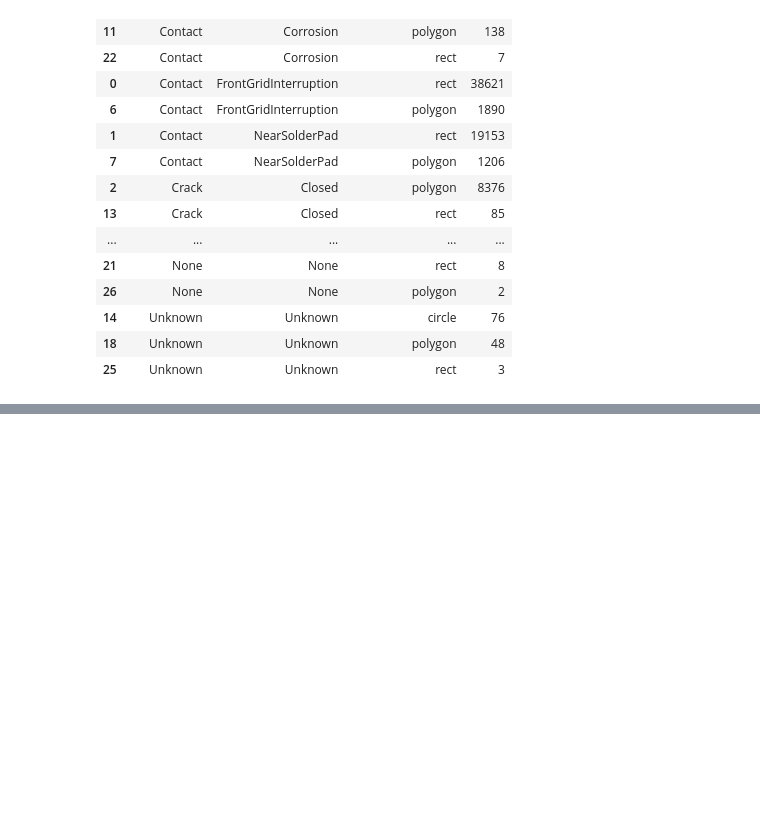
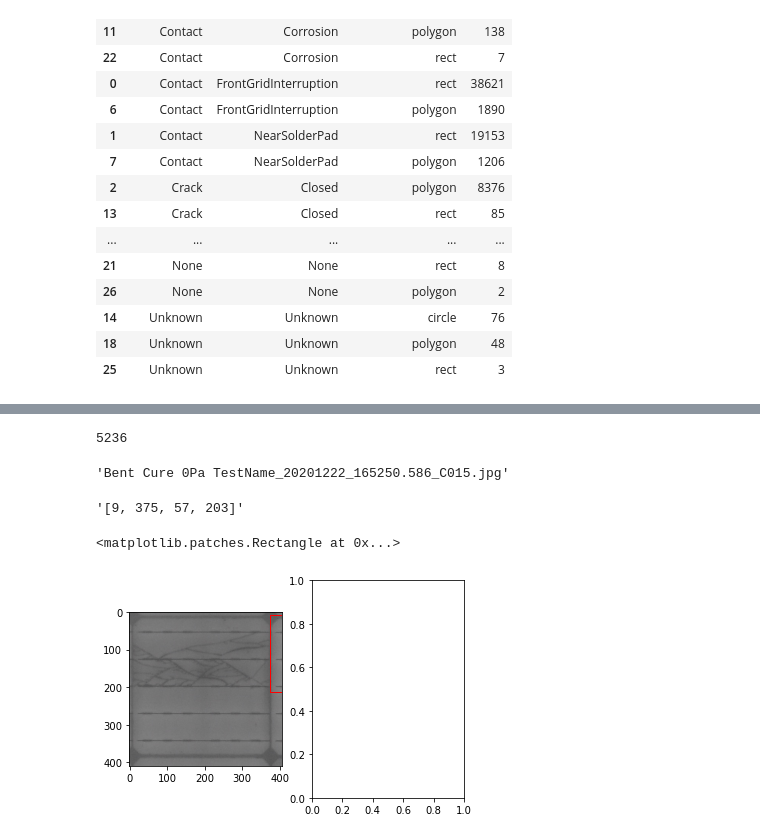
Before and after one commit to atox120/w281_finalproject_solascan, a Jupyter notebook: notebooks/Untitled.ipynb, the cells around one changed output, grey strips where cells are left out. Drawn from its saved outputs; the diff is of its cells as text; code cells hidden in the pictures; blank space fills up the shorter version.

```diff
--- a/notebooks/Untitled.ipynb
+++ b/notebooks/Untitled.ipynb
@@ -210,0 +245,4 @@ combined_df[['parent_label','defect_class','annotation_shape']]\
+# %%
+dict(combined_df['defect_class'].value_counts())['None']
+# %% [output]
+5236
@@ -210,0 +325,39 @@ combined_df[['parent_label','defect_class','annotation_shape']]\
+# %%
+file = imager.file_list[0]
+coords = imager.bounding_boxes[0]
+# %%
+img_name = file
+img_name
+# %% [output]
+'Bent Cure 0Pa TestName_20201222_165250.586_C015.jpg'
+# %%
+coords
+# %% [output]
+'[9, 375, 57, 203]'
+# %%
+pth = f"../data/images/{img_name}"
+img = plt.imread(pth)
+# %%
+def get_coords(coord_list):
+
+    # Assumes format is [xmin, xmax, ymin, ymax]
+
+    xmin = coord_list[0]
+    xmax = coord_list[1]
+    ymin = coord_list[2]
+    ymax = coord_list[3]
+
+    return [375, 9, 57, 203]
+    #return xmin, ymin, xmax - xmin, ymax - ymin
+# %%
+fig, axs = plt.subplots(1,2)
+
+# Create rectangle
+
+axs[0].imshow(img)
+x,y,w,h = get_coords(coords)
+rect = patches.Rectangle((x, y), w, h, linewidth=1, edgecolor='r', facecolor='none')
+axs[0].add_patch(rect)
+# %% [output]
+<matplotlib.patches.Rectangle at 0x...>
+[figure, added]
```
Also changed, not shown: parts of 8 cells of this notebook, 1 other file.
